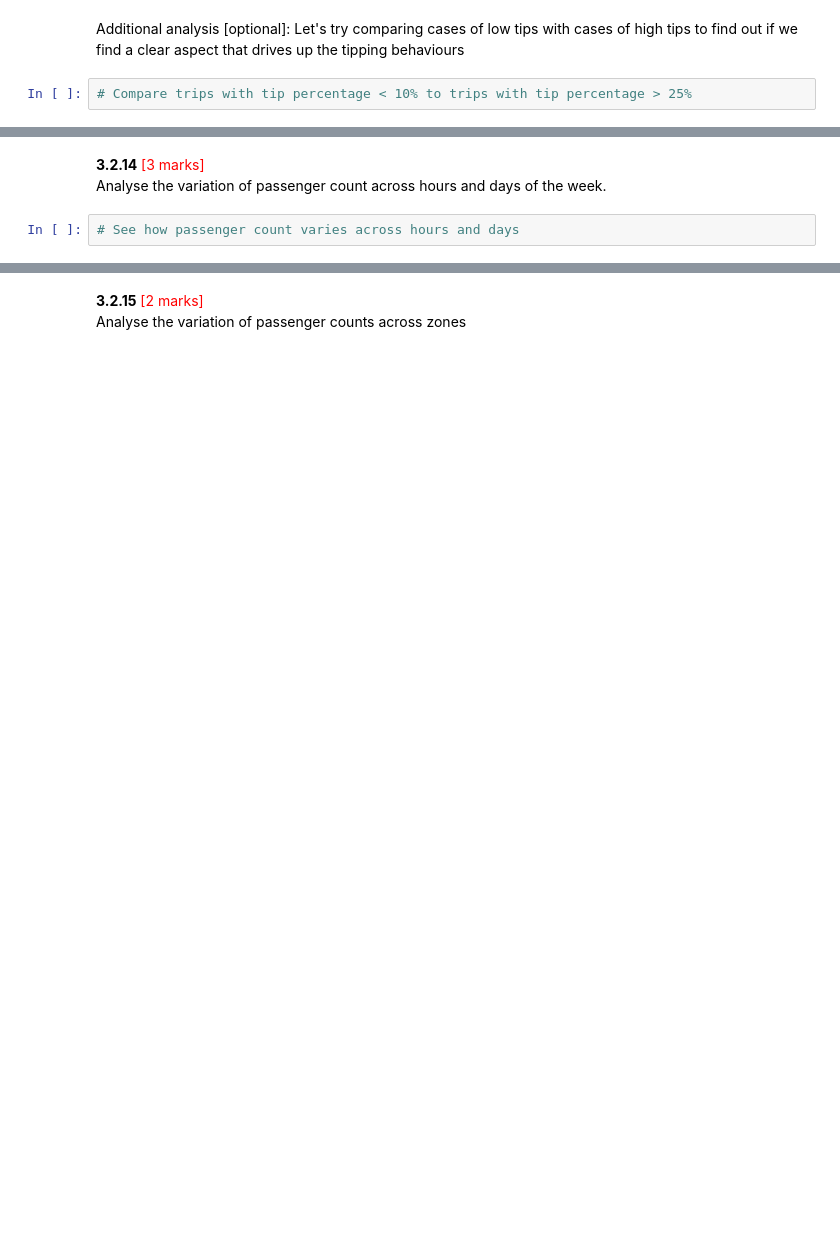
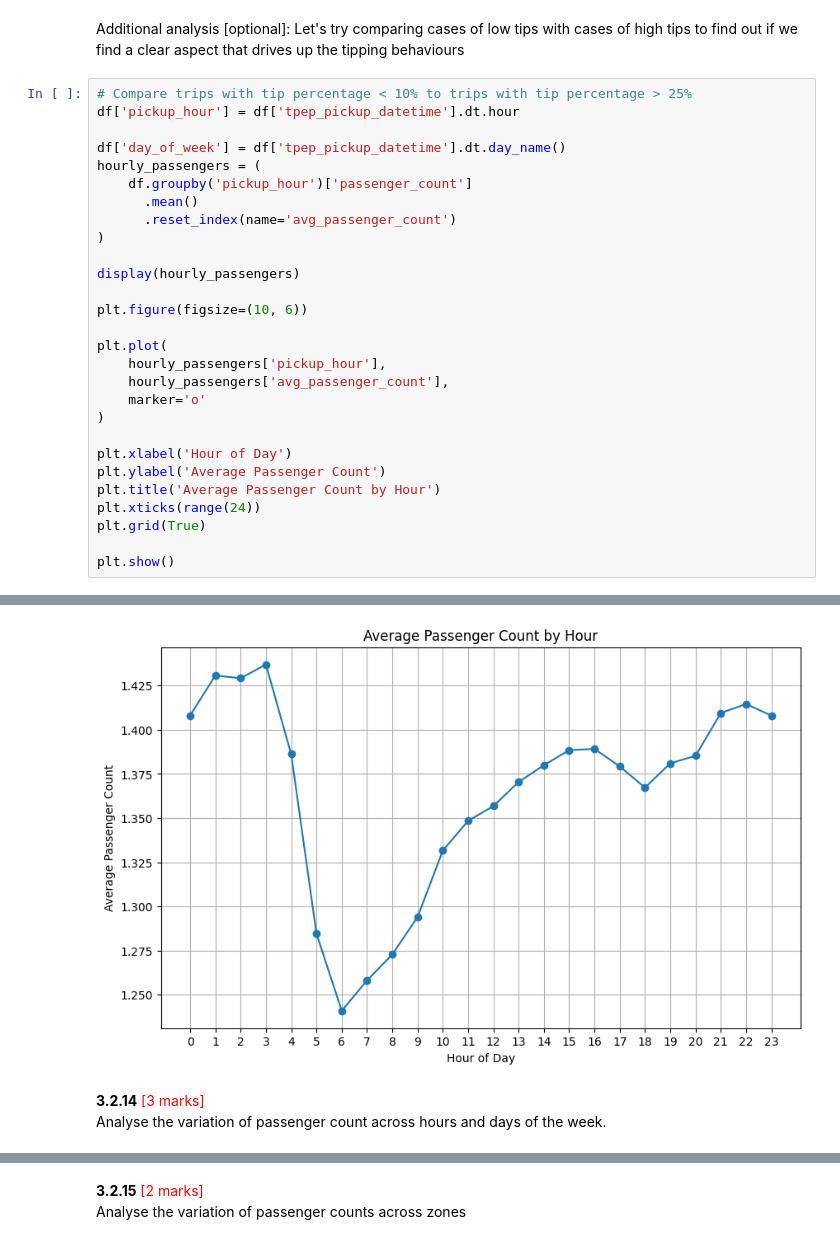
Before and after one commit to srinivasrom/MyStore, a Jupyter notebook: EDA_Assg_NYC_Taxi_Starter_Srinivas_Rompala.ipynb, the cells around one changed output, grey strips where cells are left out. Drawn from its saved outputs; the diff is of its cells as text; blank space fills up the shorter version.

```diff
--- a/EDA_Assg_NYC_Taxi_Starter_Srinivas_Rompala.ipynb
+++ b/EDA_Assg_NYC_Taxi_Starter_Srinivas_Rompala.ipynb
@@ -1441,4 +1813,31 @@ Analyse average tip percentages based on trip distances, passenger counts and ti
 # %% [markdown]
 Additional analysis [optional]: Let's try comparing cases of low tips with cases of high tips to find out if we find a clear aspect that drives up the tipping behaviours
-# %%
-# Compare trips with tip percentage < 10% to trips with tip percentage > 25%
+# %%
+# Compare trips with tip percentage < 10% to trips with tip percentage > 25%
+df['pickup_hour'] = df['tpep_pickup_datetime'].dt.hour
+
+df['day_of_week'] = df['tpep_pickup_datetime'].dt.day_name()
+hourly_passengers = (
+    df.groupby('pickup_hour')['passenger_count']
+      .mean()
+      .reset_index(name='avg_passenger_count')
+)
+
+display(hourly_passengers)
+
+plt.figure(figsize=(10, 6))
+
+plt.plot(
+    hourly_passengers['pickup_hour'],
+    hourly_passengers['avg_passenger_count'],
+    marker='o'
+)
+
+plt.xlabel('Hour of Day')
+plt.ylabel('Average Passenger Count')
+plt.title('Average Passenger Count by Hour')
+plt.xticks(range(24))
+plt.grid(True)
+
+plt.show()
+# %% [output]
@@ -1445,5 +1861,4 @@ Additional analysis [optional]: Let's try comparing cases of low tips with cases
+[figure, added]
 # %% [markdown]
 **3.2.14** <font color = red>[3 marks]</font> <br>
 Analyse the variation of passenger count across hours and days of the week.
-# %%
-# See how passenger count varies across hours and days
```
Also changed, not shown: parts of 21 cells of this notebook.
